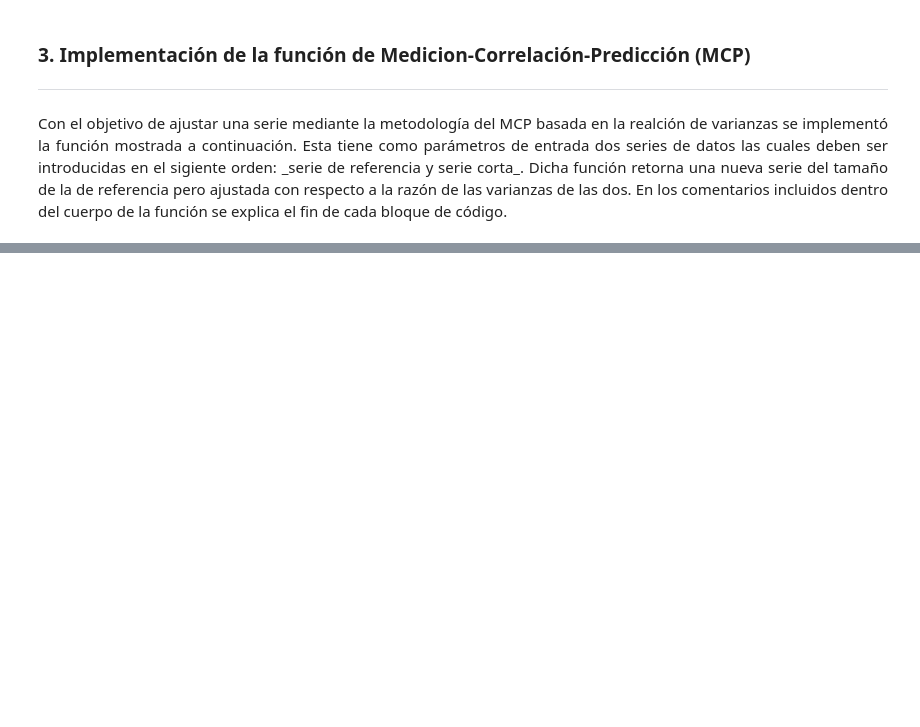
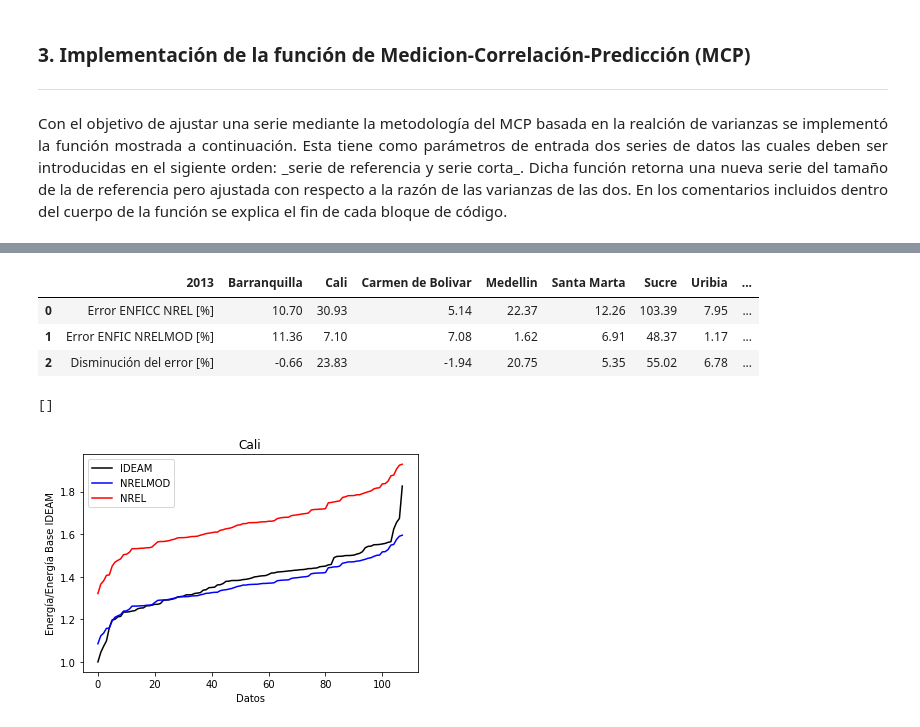
Before and after one commit to AlejandroAlayonS/Herramientas-Computacionales-IMEC3602, a Jupyter notebook: Taller 1/Taller 1.ipynb, the cells around one changed output, grey strips where cells are left out. Cells and saved outputs as stored; diff of their text form; code cells hidden in the pictures; blank space fills up the shorter version.

```diff
--- a/Taller 1/Taller 1.ipynb
+++ b/Taller 1/Taller 1.ipynb
@@ -95,13 +95,13 @@ def ENFICC(data1):
 ___
 <div style="text-align: justify">Con el objetivo de graficar la distribución del promedio de la radiación diaria para cada mes se implementó la función mostrada a continuación. Esta tiene como parámetros de entrada tres series de datos las cuales deben ser introducidas en el sigiente orden: _datos originales del IDEAM, datos ajustados del NREL y datos originales del NREL_. Si la función es utilizada adecuadamente retorna un grafico, normalizado con respeto a la primera serie, de la distribución ordenada de menor a mayor del promedio diario mes a mes para las series dadas.</div>
 # %%
-def graphED(arrayIDEAM,*arrayNRELMOD,**arrayNREL):
+def graphED(arrayIDEAM,arrayNRELMOD,arrayNREL,Titulo):
 
     NRELMODadj=datadj(arrayNRELMOD,arrayIDEAM)
     NRELadj=datadj(arrayNREL,arrayIDEAM)
 
     ghi_diario_loc1 = ghi_monthavg(arrayIDEAM)
-    datos_IDEAM1 = sorted(ghi_diario_loc["GHIdiario"])
+    datos_IDEAM1 = sorted(ghi_diario_loc1["GHIdiario"])
     numdatos1 = range(len(datos_IDEAM1))
 
     ghi_diario_loc2 = ghi_monthavg(NRELMODadj)
@@ -120,8 +120,7 @@ def graphED(arrayIDEAM,*arrayNRELMOD,**arrayNREL):
     pylab.plot(numdatos3,datos_IDEAM3/datos_IDEAM1[0],'-r', label='NREL')
 
     pylab.legend(loc='upper left')
-    output_dir = os.path.join( '.','output')
-    pylab.savefig(os.path.join(output_dir,'valledupar_IDEAM.png'), dpi=600)
+    pylab.title(Titulo)
 
     return pylab.plot()
 # %% [markdown]
@@ -199,0 +317,12 @@ def KSI(data1,column1,data2,column2):
+# %%
+pd.read_pickle(os.path.join(output_dir,'2013_3'))
+# %% [output]
+|  | 2013 | Barranquilla | Cali | Carmen de Bolivar | Medellin | Santa Marta | Sucre | Uribia | ... |
+| 0 | Error ENFICC NREL [%] | 10.70 | 30.93 | 5.14 | 22.37 | 12.26 | 103.39 | 7.95 | ... |
+| 1 | Error ENFIC NRELMOD [%] | 11.36 | 7.10 | 7.08 | 1.62 | 6.91 | 48.37 | 1.17 | ... |
+| 2 | Disminución del error [%] | -0.66 | 23.83 | -1.94 | 20.75 | 5.35 | 55.02 | 6.78 | ... |
+# %%
+graphED(IDEAM_CLO,NRELMOD_CLO_12MO,NREL_CLO,'Cali')
+# %% [output]
+[]
+[figure, added]
```
Also changed, not shown: parts of 44 cells of this notebook, 16 other files.
